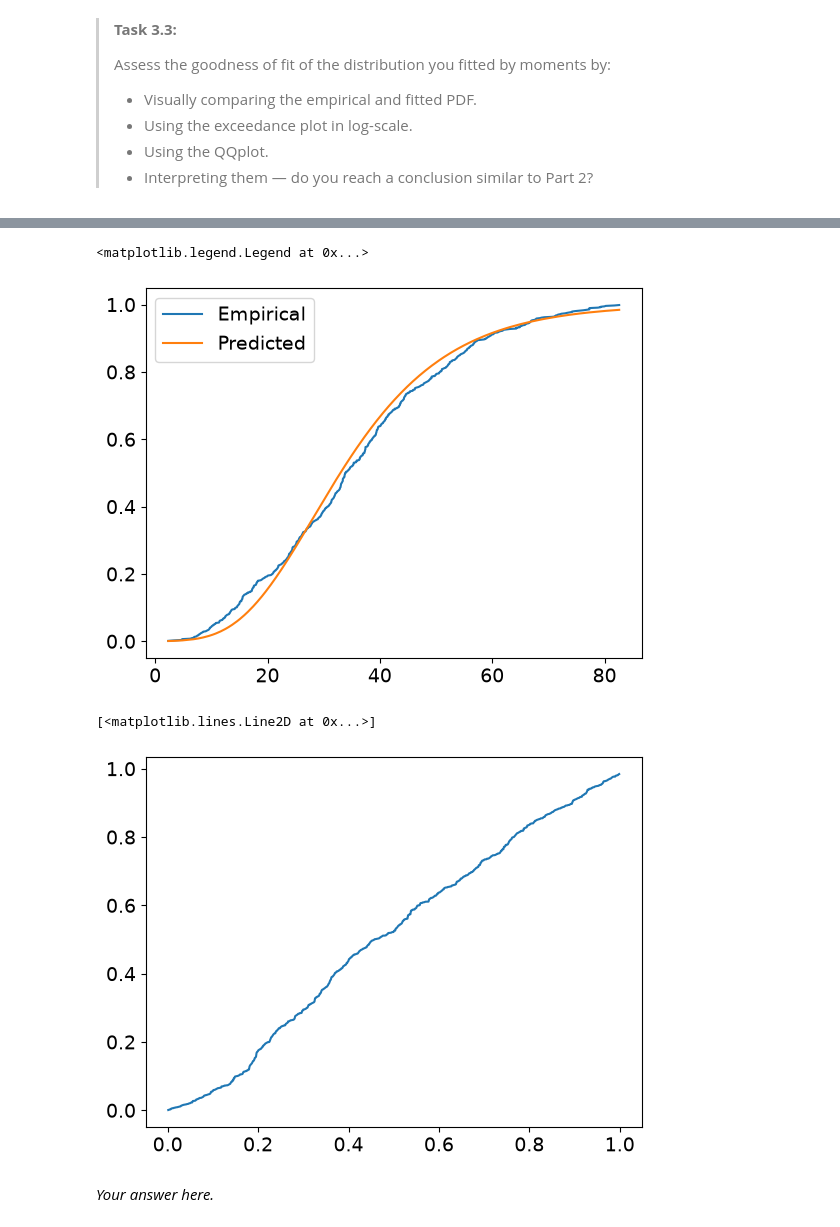
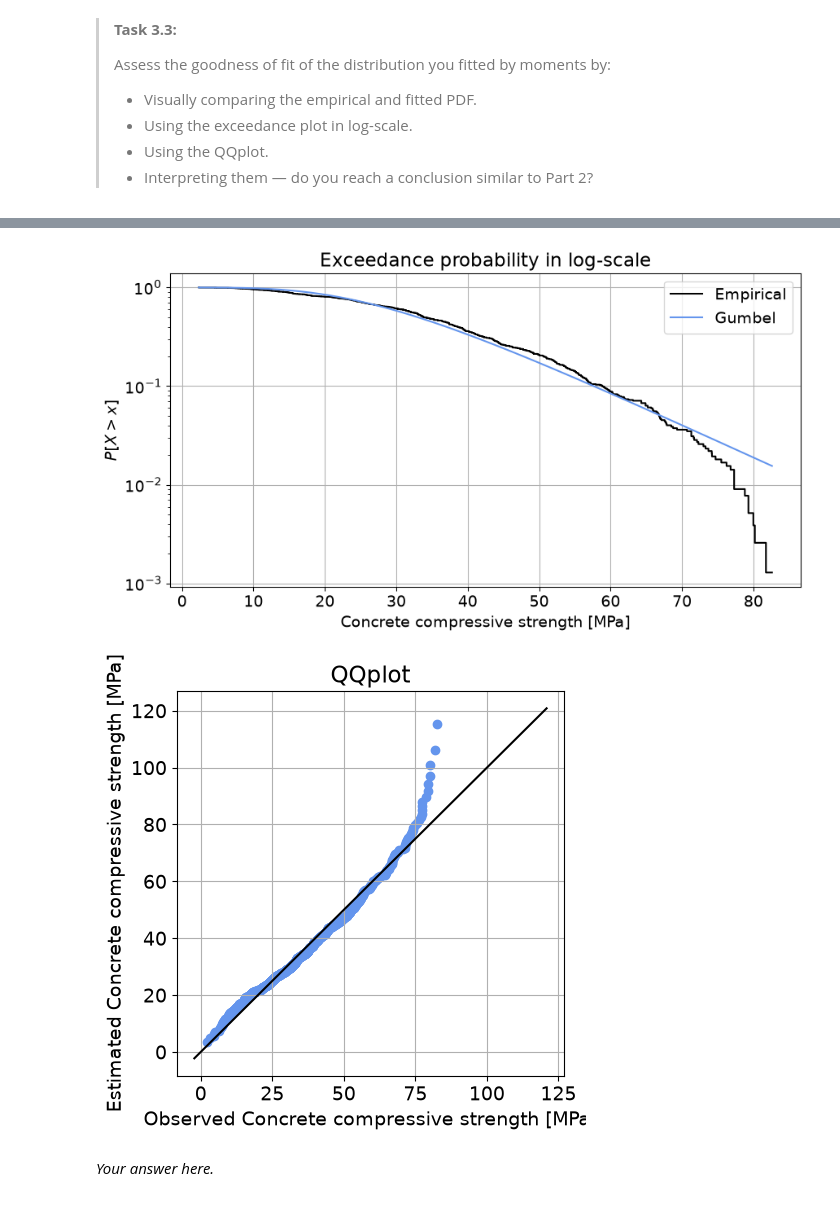
Before and after one commit to candicehabay11/WS1.4, a Jupyter notebook: WS1_4_Fit_happens.ipynb, the cells around one changed output, grey strips where cells are left out. Cells and saved outputs as stored; diff of their text form; code cells hidden in the pictures.

```diff
--- a/WS1_4_Fit_happens.ipynb
+++ b/WS1_4_Fit_happens.ipynb
@@ -188,5 +188,13 @@ plt.plot(predicted_values, cdf_values, marker = ',', linestyle = 'none')
 >
 # %%
 # Visually compare the PDFs
-plt.plot(sorted_vals, stats.gumbel_r.pdf(np.sort(data), mu, beta), label = 'Empirical')
+dataset = 'concrete'
+loc, scale = 28.167, 13.097
+distribution = stats.gumbel_r.pdf(np.sort(data), loc, scale)
+
+fig, axes = plt.subplots(1, 1, figsize=(10, 5))
+axes.hist(data, edgecolor='k', linewidth=0.2, color='cornflowerblue',
+          label='Empirical PDF', density=True, bins=number_bins)
+axes.plot(np.sort(data), distribution, 'k', linewidth=2, label='Gumbel PDF')
+axes.set_xlabel(label); axes.set_title('PDF'); axes.legend()
 # %% [output]
@@ -195,18 +203,30 @@ plt.plot(sorted_vals, stats.gumbel_r.pdf(np.sort(data), mu, beta), label = 'Empi
 # %%
 # Visually compare the exceedance probabilities
-non_exc_predict = stats.gumbel_r.cdf(np.sort(data), mu, beta)
-plt.plot(sorted_vals, non_exc_emp, label = 'Empirical')
-plt.plot(sorted_vals, non_exc_predict, label = 'Predicted')
-plt.legend()
+non_exceedance_probabilities, sorted_values = ecdf(data)
+cdf = stats.gumbel_r.cdf(sorted_values, loc, scale)
+
+fig, axes = plt.subplots(1, 1, figsize=(10, 5))
+axes.step(sorted_values, 1 - non_exceedance_probabilities, color='k', label='Empirical')
+axes.plot(sorted_values, 1 - cdf, color='cornflowerblue', label='Gumbel')
+axes.set_xlabel(label); axes.set_ylabel('$P[X > x]$')
+axes.set_title('Exceedance probability in log-scale'); axes.set_yscale('log')
+axes.legend(); axes.grid()
 # %% [output]
-<matplotlib.legend.Legend at 0x...>
-[figure, old version]
+[figure, new version]
 # %%
 # Visually compare the QQ plots
-plt.plot(non_exc_emp, non_exc_predict)
+inverse_cdf = stats.gumbel_r.ppf(non_exceedance_probabilities, loc, scale)
+
+fig, axes = plt.subplots(1, 1, figsize=(5, 5))
+axes.scatter(sorted_values, inverse_cdf, color='cornflowerblue')
+axes.set_xlabel('Observed ' + label); axes.set_ylabel('Estimated ' + label)
+axes.set_title('QQplot')
+xlims = axes.get_xlim(); ylims = axes.get_ylim()
+lo, hi = min(xlims[0], ylims[0]), max(xlims[1], ylims[1])
+axes.plot([lo, hi], [lo, hi], 'k')
+axes.grid()
 # %% [output]
-[<matplotlib.lines.Line2D at 0x...>]
-[figure, old version]
+[figure, new version]
 # %% [markdown]
 *Your answer here.*
 # %% [markdown]
```
Also changed, not shown: parts of 9 cells of this notebook.
